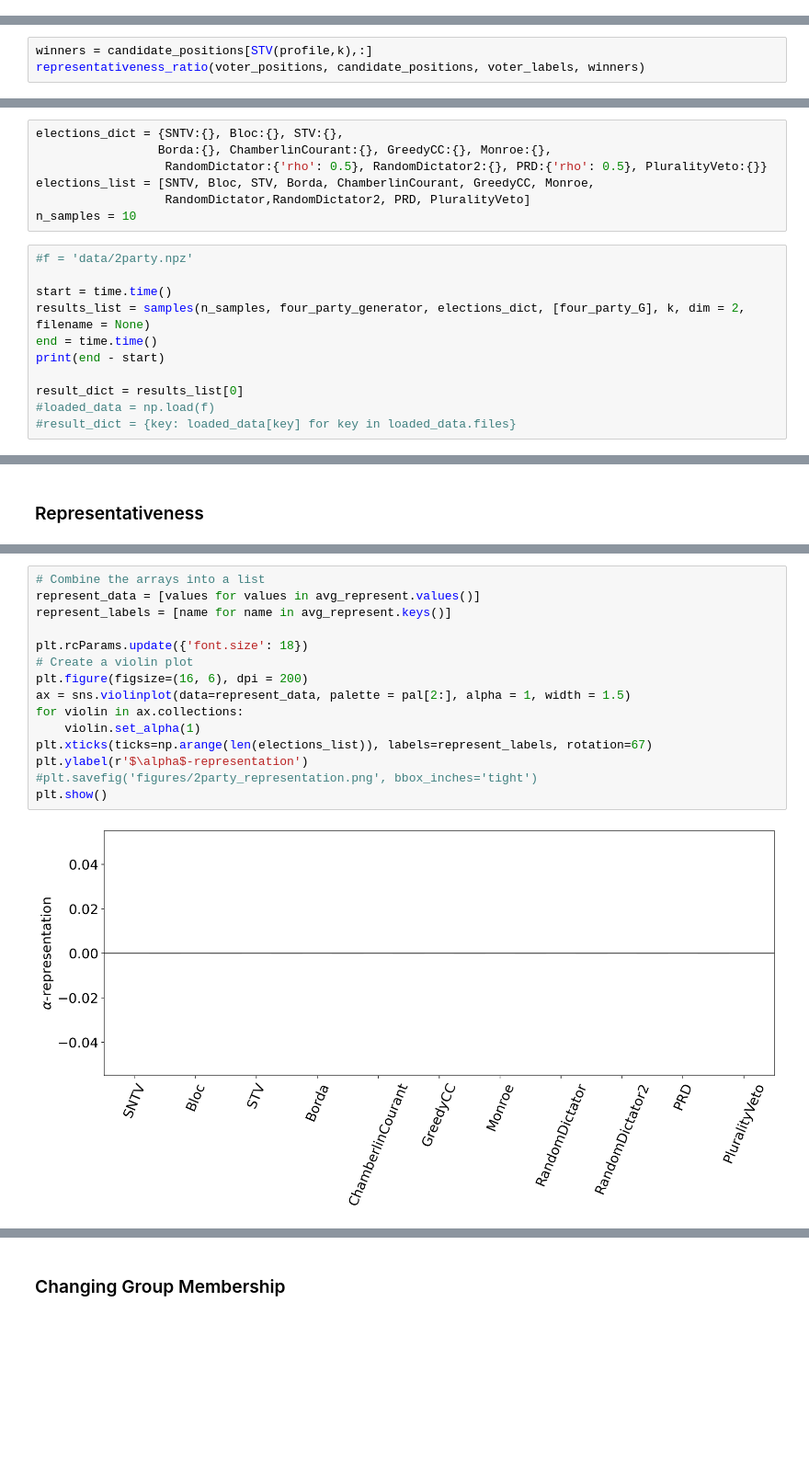
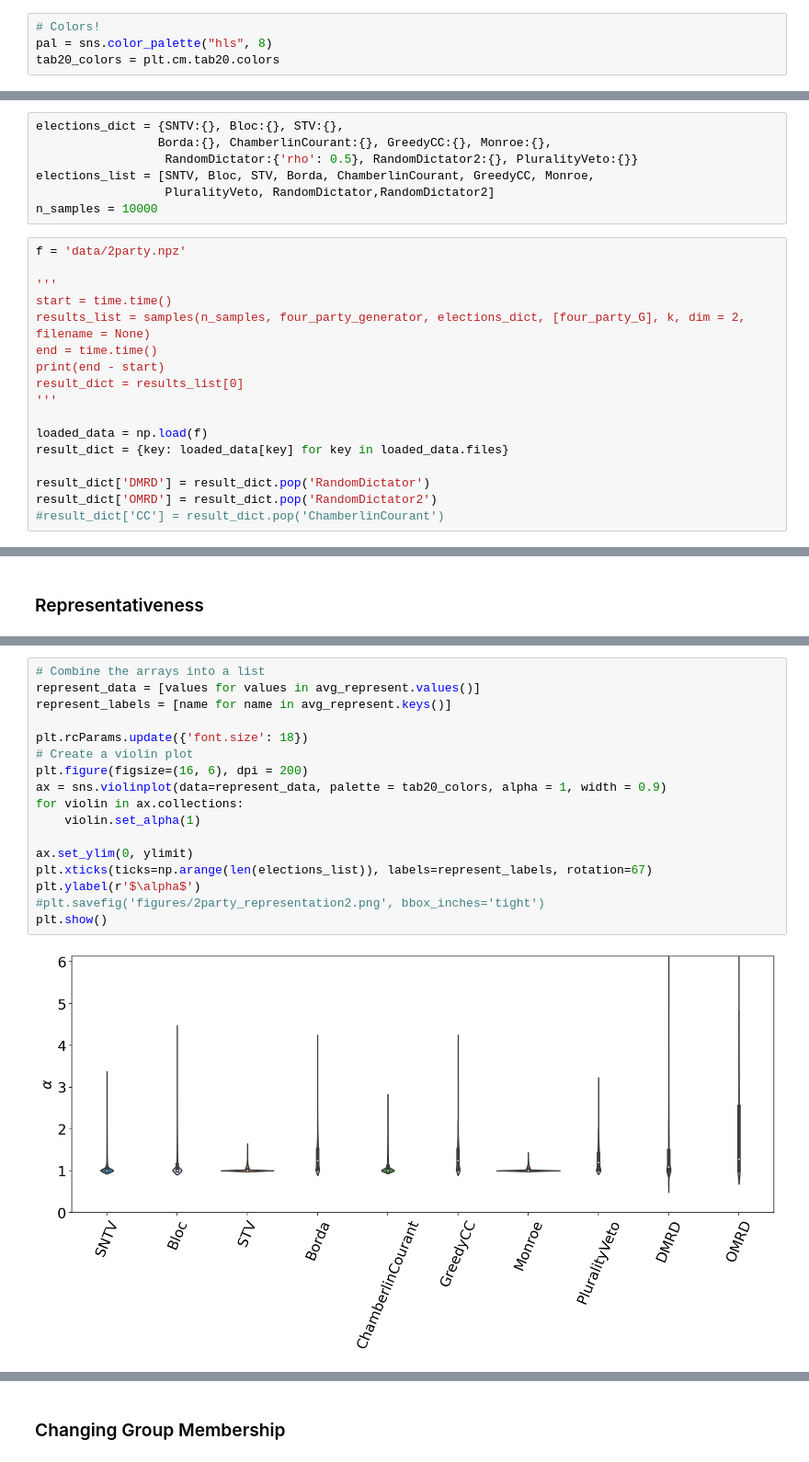
Before and after one commit to kevin-q2/Metric-Voting, a Jupyter notebook: experiments.ipynb, the cells around one changed output, grey strips where cells are left out. Shown: that part at 92% size. Cells and saved outputs as stored; diff of their text form; blank space fills up the shorter version.

```diff
--- a/experiments.ipynb
+++ b/experiments.ipynb
@@ -25,3 +24,7 @@ ModuleNotFoundError: No module named 'votekit'
+# %%
+# Colors!
+pal = sns.color_palette("hls", 8)
+tab20_colors = plt.cm.tab20.colors
 # %% [markdown]
 # Group Representation
 # %%
@@ -70,3 +72,0 @@ plt.legend()
-# %%
-winners = candidate_positions[STV(profile,k),:]
-representativeness_ratio(voter_positions, candidate_positions, voter_labels, winners)
@@ -140,18 +110,24 @@ plt.legend()
 # %%
 elections_dict = {SNTV:{}, Bloc:{}, STV:{},
                  Borda:{}, ChamberlinCourant:{}, GreedyCC:{}, Monroe:{},
-                  RandomDictator:{'rho': 0.5}, RandomDictator2:{}, PRD:{'rho': 0.5}, PluralityVeto:{}}
+                  RandomDictator:{'rho': 0.5}, RandomDictator2:{}, PluralityVeto:{}}
 elections_list = [SNTV, Bloc, STV, Borda, ChamberlinCourant, GreedyCC, Monroe,
-                  RandomDictator,RandomDictator2, PRD, PluralityVeto]
-n_samples = 10
+                  PluralityVeto, RandomDictator,RandomDictator2]
+n_samples = 10000
 # %%
-#f = 'data/2party.npz'
+f = 'data/2party.npz'
 
+'''
 start = time.time()
 results_list = samples(n_samples, four_party_generator, elections_dict, [four_party_G], k, dim = 2, filename = None)
 end = time.time()
 print(end - start)
+result_dict = results_list[0]
+'''
 
-result_dict = results_list[0]
-#loaded_data = np.load(f)
-#result_dict = {key: loaded_data[key] for key in loaded_data.files}
+loaded_data = np.load(f)
+result_dict = {key: loaded_data[key] for key in loaded_data.files}
+
+result_dict['DMRD'] = result_dict.pop('RandomDictator')
+result_dict['OMRD'] = result_dict.pop('RandomDictator2')
+#result_dict['CC'] = result_dict.pop('ChamberlinCourant')
@@ -254,17 +290,19 @@ for i in range(n_samples):
 # %%
 # Combine the arrays into a list
 represent_data = [values for values in avg_represent.values()]
 represent_labels = [name for name in avg_represent.keys()]
 
 plt.rcParams.update({'font.size': 18})
 # Create a violin plot
 plt.figure(figsize=(16, 6), dpi = 200)
-ax = sns.violinplot(data=represent_data, palette = pal[2:], alpha = 1, width = 1.5)
+ax = sns.violinplot(data=represent_data, palette = tab20_colors, alpha = 1, width = 0.9)
 for violin in ax.collections:
     violin.set_alpha(1)
+
+ax.set_ylim(0, ylimit)
 plt.xticks(ticks=np.arange(len(elections_list)), labels=represent_labels, rotation=67)
-plt.ylabel(r'$\alpha$-representation')
-#plt.savefig('figures/2party_representation.png', bbox_inches='tight')
+plt.ylabel(r'$\alpha$')
+#plt.savefig('figures/2party_representation2.png', bbox_inches='tight')
 plt.show()
 # %% [output]
-[figure, old version]
+[figure, new version]
```
Also changed, not shown: parts of 22 cells of this notebook, 8 other files.
